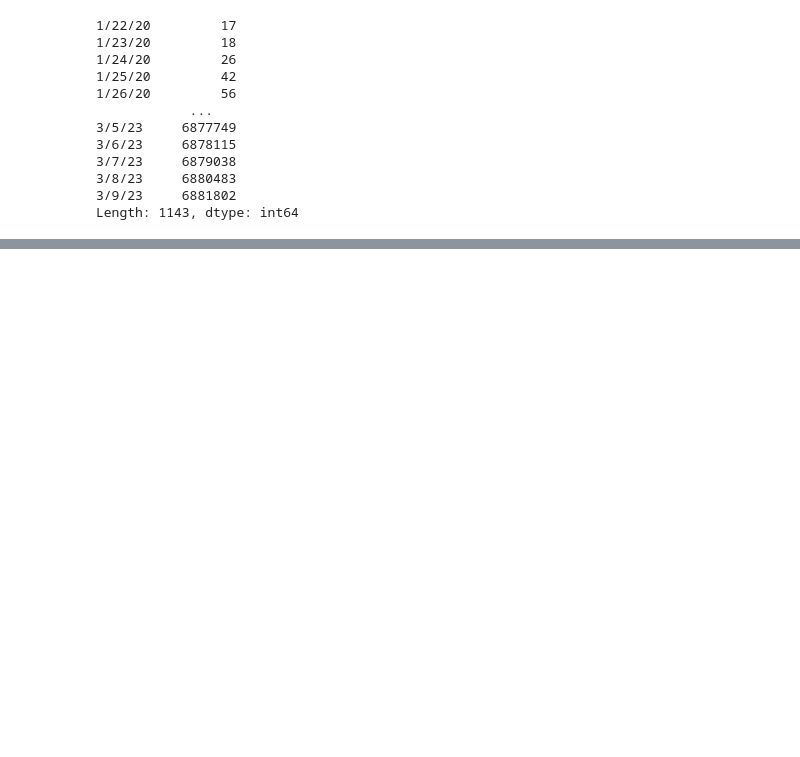
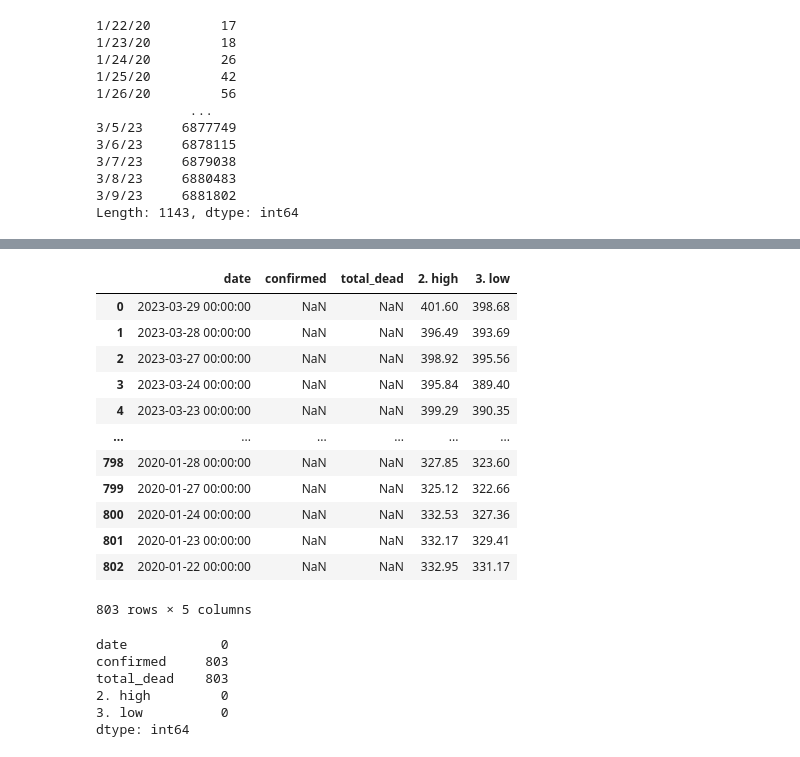
Before and after one commit to sidh64/final-project, a Jupyter notebook: stock.ipynb, the cells around one changed output, grey strips where cells are left out. Drawn from its saved outputs; the diff is of its cells as text; code cells hidden in the pictures; blank space fills up the shorter version.

```diff
--- a/stock.ipynb
+++ b/stock.ipynb
@@ -223,0 +264,19 @@ covid_df = pd.DataFrame({'date': confirmed.index, 'confirmed': confirmed.values,
+# %%
+covid = pd.merge(covid_df,stock,on='date',how='right')
+
+covid=covid.reset_index(drop = True)
+covid
+# %% [output]
+|  | date | confirmed | total_dead | 2. high | 3. low |
+| 0 | 2023-03-29 00:00:00 | NaN | NaN | 401.60 | 398.68 |
+| 1 | 2023-03-28 00:00:00 | NaN | NaN | 396.49 | 393.69 |
+| 2 | 2023-03-27 00:00:00 | NaN | NaN | 398.92 | 395.56 |
+| 3 | 2023-03-24 00:00:00 | NaN | NaN | 395.84 | 389.40 |
+| 4 | 2023-03-23 00:00:00 | NaN | NaN | 399.29 | 390.35 |
+| ... | ... | ... | ... | ... | ... |
+| 798 | 2020-01-28 00:00:00 | NaN | NaN | 327.85 | 323.60 |
+| 799 | 2020-01-27 00:00:00 | NaN | NaN | 325.12 | 322.66 |
+| 800 | 2020-01-24 00:00:00 | NaN | NaN | 332.53 | 327.36 |
+| 801 | 2020-01-23 00:00:00 | NaN | NaN | 332.17 | 329.41 |
+| 802 | 2020-01-22 00:00:00 | NaN | NaN | 332.95 | 331.17 |
+803 rows × 5 columns
@@ -223,0 +286,9 @@ covid_df = pd.DataFrame({'date': confirmed.index, 'confirmed': confirmed.values,
+# %%
+covid.isna().sum()
+# %% [output]
+date            0
+confirmed     803
+total_dead    803
+2. high         0
+3. low          0
+dtype: int64
```
Also changed, not shown: parts of 7 cells of this notebook.
